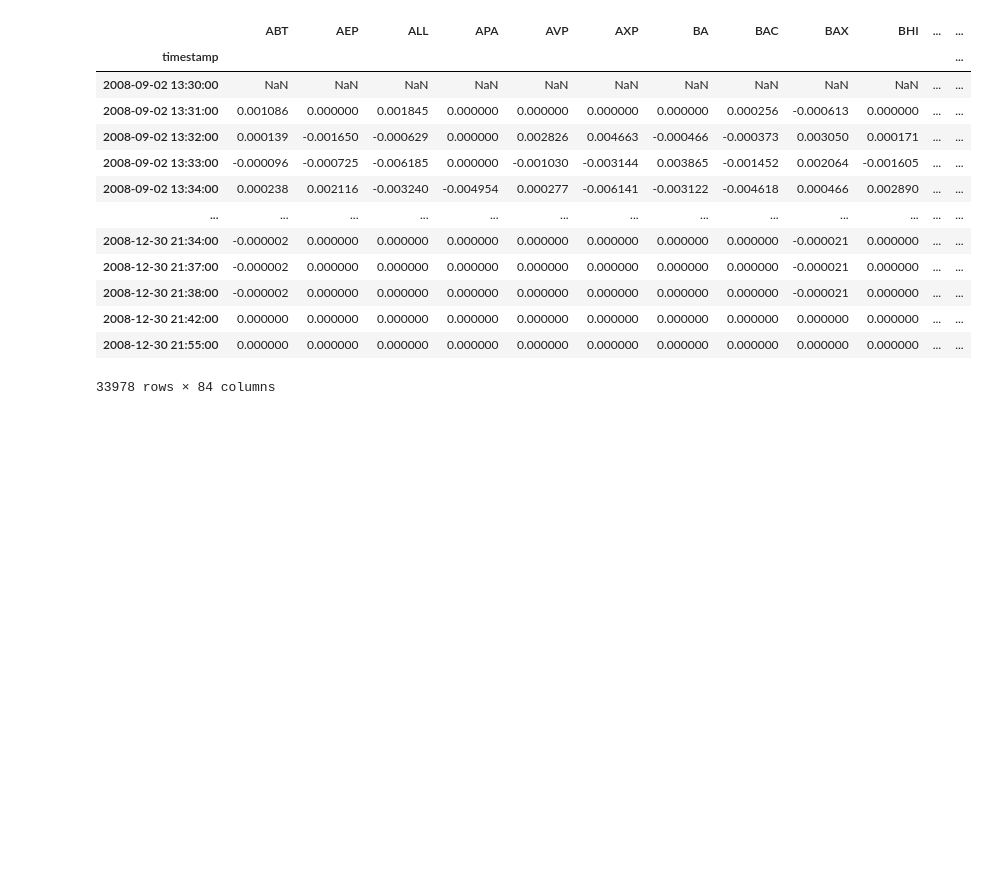
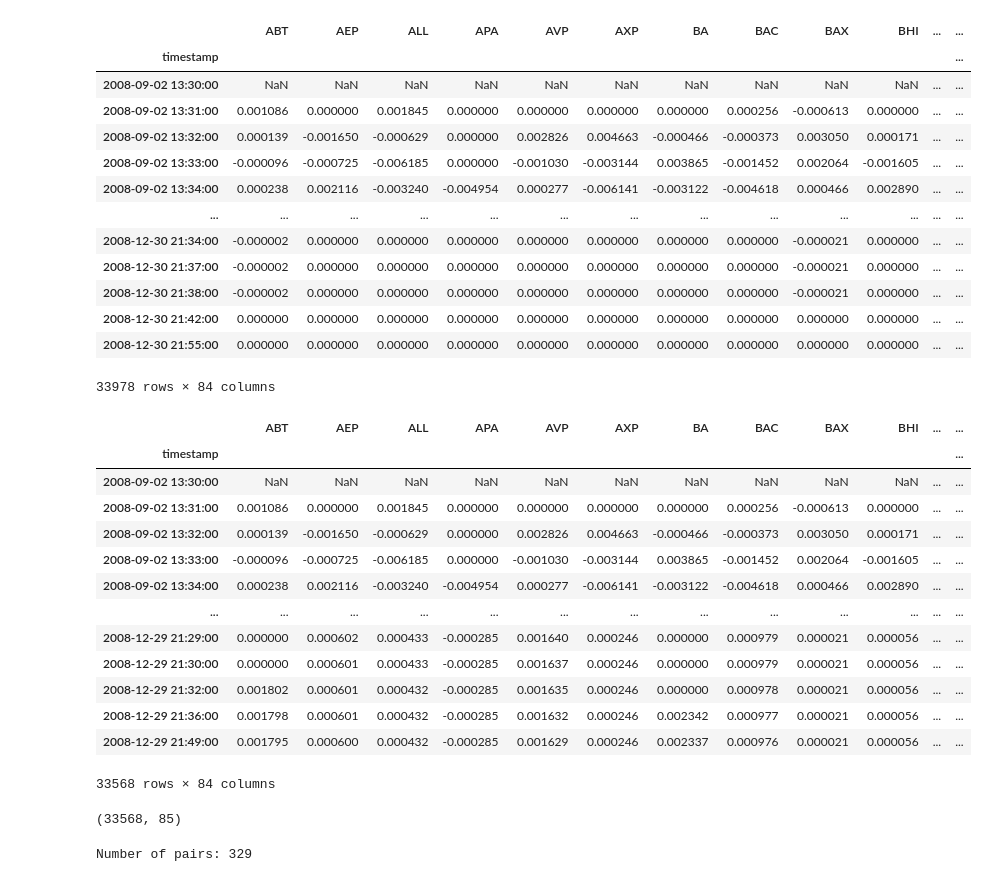
Before and after one commit to ctordo/SP100-high-frequency-analysis-corrclustering-trading, a Jupyter notebook: 4_PairsTrading/visu.ipynb, the cells around one changed output. Saved outputs shown, nothing was run; the diff lists cells and outputs as text; code cells hidden in the pictures; blank space fills up the shorter version.

```diff
--- a/4_PairsTrading/visu.ipynb
+++ b/4_PairsTrading/visu.ipynb
@@ -84,3 +109,34 @@ display(DATA["RETURNS"])
 | 2008-12-30 21:42:00 | 0.000000 | 0.000000 | 0.000000 | 0.000000 | 0.000000 | 0.000000 | 0.000000 | 0.000000 | 0.000000 | 0.000000 | ... | ... |
 | 2008-12-30 21:55:00 | 0.000000 | 0.000000 | 0.000000 | 0.000000 | 0.000000 | 0.000000 | 0.000000 | 0.000000 | 0.000000 | 0.000000 | ... | ... |
 33978 rows × 84 columns
+# %%
+start_date = "2008-09-02"
+end_date = "2008-12-30"
+df_prices_window = df_prices[(df_prices.index >= start_date) & (df_prices.index <= end_date)]
+df_returns_window = df_returns[(df_returns.index >= start_date) & (df_returns.index <= end_date)]
+df_cum_returns_window = (1 + df_returns_window).cumprod() - 1
+# %%
+display(df_returns_window)
+# %% [output]
+|  | ABT | AEP | ALL | APA | AVP | AXP | BA | BAC | BAX | BHI | ... | ... |
+| timestamp |  |  |  |  |  |  |  |  |  |  |  | ... |
+| 2008-09-02 13:30:00 | NaN | NaN | NaN | NaN | NaN | NaN | NaN | NaN | NaN | NaN | ... | ... |
+| 2008-09-02 13:31:00 | 0.001086 | 0.000000 | 0.001845 | 0.000000 | 0.000000 | 0.000000 | 0.000000 | 0.000256 | -0.000613 | 0.000000 | ... | ... |
+| 2008-09-02 13:32:00 | 0.000139 | -0.001650 | -0.000629 | 0.000000 | 0.002826 | 0.004663 | -0.000466 | -0.000373 | 0.003050 | 0.000171 | ... | ... |
+| 2008-09-02 13:33:00 | -0.000096 | -0.000725 | -0.006185 | 0.000000 | -0.001030 | -0.003144 | 0.003865 | -0.001452 | 0.002064 | -0.001605 | ... | ... |
+| 2008-09-02 13:34:00 | 0.000238 | 0.002116 | -0.003240 | -0.004954 | 0.000277 | -0.006141 | -0.003122 | -0.004618 | 0.000466 | 0.002890 | ... | ... |
+| ... | ... | ... | ... | ... | ... | ... | ... | ... | ... | ... | ... | ... |
+| 2008-12-29 21:29:00 | 0.000000 | 0.000602 | 0.000433 | -0.000285 | 0.001640 | 0.000246 | 0.000000 | 0.000979 | 0.000021 | 0.000056 | ... | ... |
+| 2008-12-29 21:30:00 | 0.000000 | 0.000601 | 0.000433 | -0.000285 | 0.001637 | 0.000246 | 0.000000 | 0.000979 | 0.000021 | 0.000056 | ... | ... |
+| 2008-12-29 21:32:00 | 0.001802 | 0.000601 | 0.000432 | -0.000285 | 0.001635 | 0.000246 | 0.000000 | 0.000978 | 0.000021 | 0.000056 | ... | ... |
+| 2008-12-29 21:36:00 | 0.001798 | 0.000601 | 0.000432 | -0.000285 | 0.001632 | 0.000246 | 0.002342 | 0.000977 | 0.000021 | 0.000056 | ... | ... |
+| 2008-12-29 21:49:00 | 0.001795 | 0.000600 | 0.000432 | -0.000285 | 0.001629 | 0.000246 | 0.002337 | 0.000976 | 0.000021 | 0.000056 | ... | ... |
+33568 rows × 84 columns
+# %%
+np_positions = np.zeros((len(df_returns_window.index), len(TICKERS)+1))
+
+
+
+print(np_positions.shape)
+# %% [output]
+(33568, 85)
@@ -86,0 +271,15 @@ display(DATA["RETURNS"])
+# %%
+# Build pairs in clusters
+
+pairs = []
+for cluster in range(1, n_clusters+1):
+    stocks_in_cluster = list(df_clusters[df_clusters["cluster"] == cluster]["asset"].values)
+    for i, ticker1 in enumerate(stocks_in_cluster):
+        for ticker2 in stocks_in_cluster[i+1:]:
+            pairs.append(Pair(ticker1, ticker2))
+
+#print(pairs)
+nb_pairs = len(pairs)
+print(f"Number of pairs: {nb_pairs}")
+# %% [output]
+Number of pairs: 329
```
Also changed, not shown: parts of 9 cells of this notebook.
